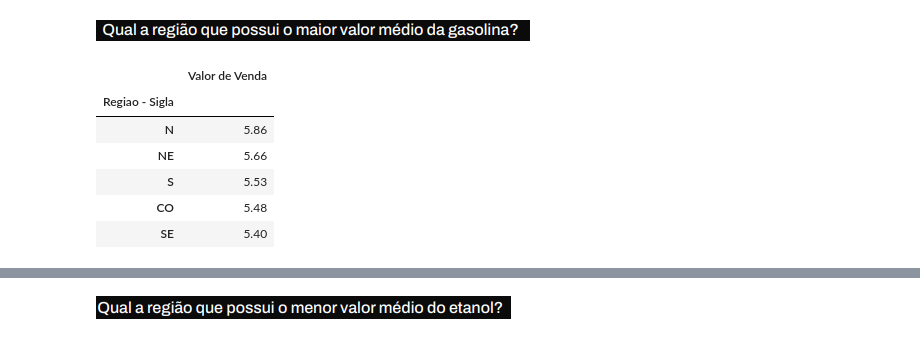
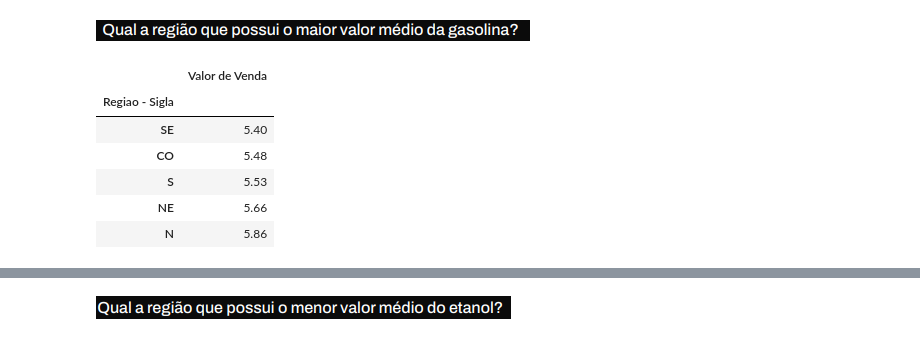
Before and after one commit to CassioRibeiro/PGM4, a Jupyter notebook: PGM4.ipynb, the cells around one changed output, grey strips where cells are left out. Cells and saved outputs as stored; diff of their text form; code cells hidden in the pictures.

```diff
--- a/PGM4.ipynb
+++ b/PGM4.ipynb
@@ -351,11 +436,11 @@ caroaditivada_municipio.iloc[-1:]
 # %%
-carogasolina_regiao = gasolina[['Regiao - Sigla', 'Valor de Venda']].groupby('Regiao - Sigla').mean().sort_values(by = 'Valor de Venda', ascending = False).round(2)
+carogasolina_regiao = gasolina[['Regiao - Sigla', 'Valor de Venda']].groupby('Regiao - Sigla').mean().sort_values(by = 'Valor de Venda').round(2)
 carogasolina_regiao
 # %% [output]
 |  | Valor de Venda |
 | Regiao - Sigla |  |
+| SE | 5.40 |
+| CO | 5.48 |
+| S | 5.53 |
+| NE | 5.66 |
 | N | 5.86 |
-| NE | 5.66 |
-| S | 5.53 |
-| CO | 5.48 |
-| SE | 5.40 |
```
Also changed, not shown: parts of 71 cells of this notebook.
